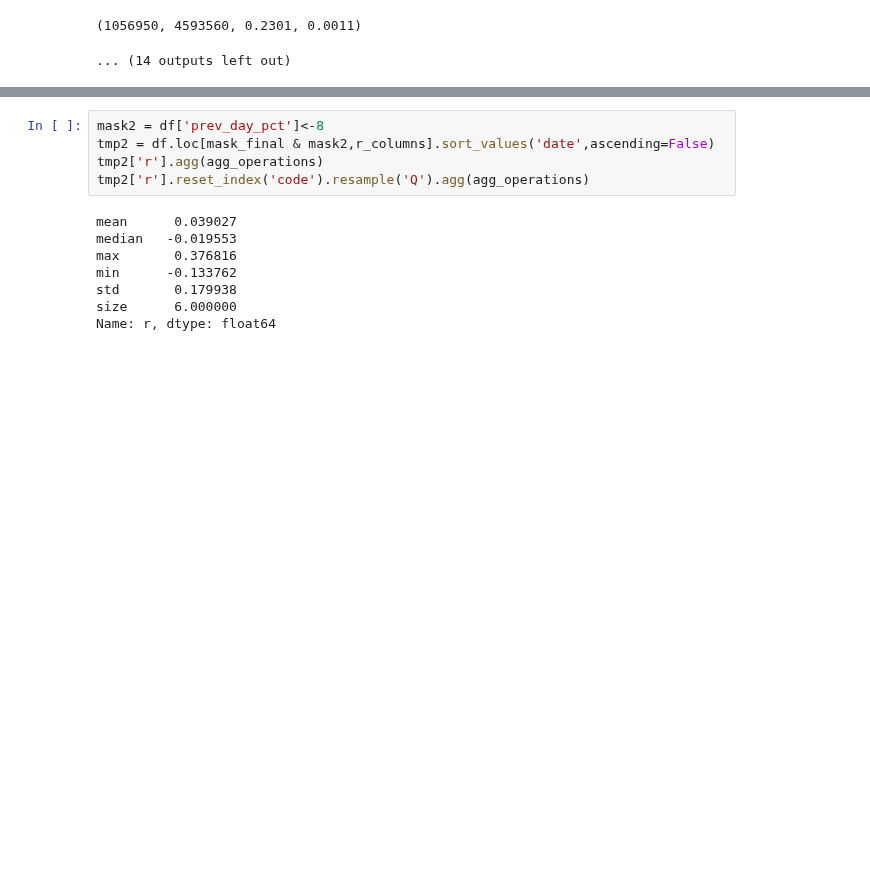
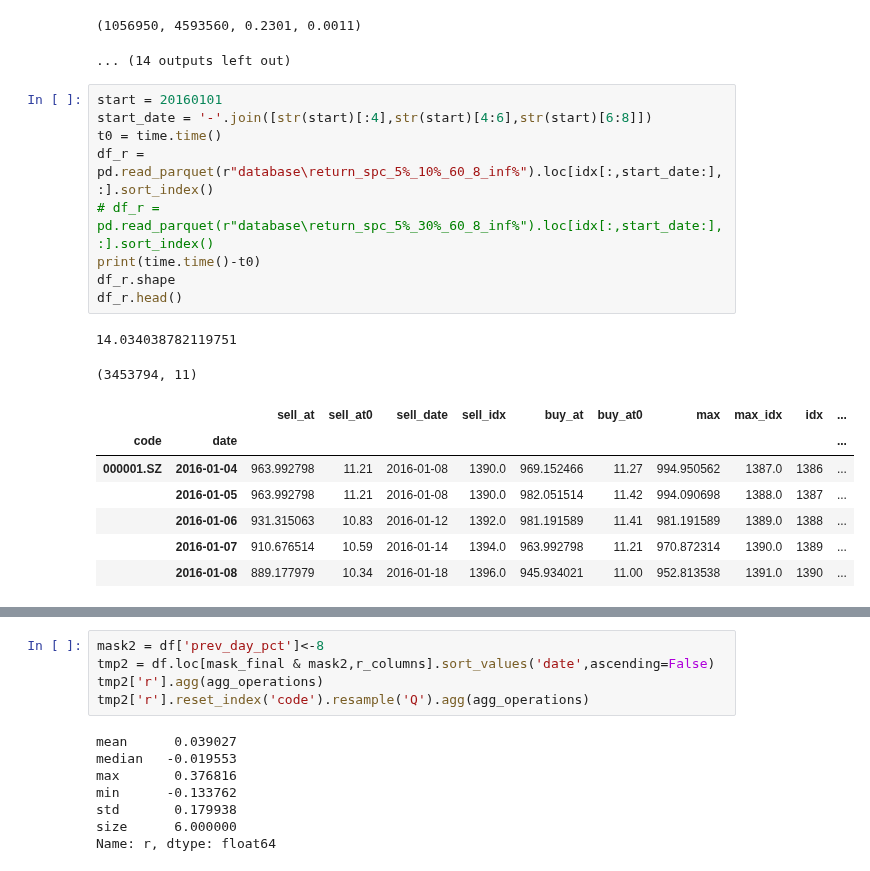
Before and after one commit to Bantorra0/Quant, a Jupyter notebook: 低位大阳.ipynb, the cells around one changed output, grey strips where cells are left out. Saved outputs shown, nothing was run; the diff lists cells and outputs as text; blank space fills up the shorter version.

```diff
--- a/低位大阳.ipynb
+++ b/低位大阳.ipynb
@@ -1001,3 +1001,22 @@ tmp[tmp['r'].notnull()].iloc[len(tmp)//2:len(tmp)//2+50]
 (4133690, 4593560, 0.8999, 0.0031)
 (1056950, 4593560, 0.2301, 0.0011)
 ... (14 outputs left out)
+# %%
+start = 20160101
+start_date = '-'.join([str(start)[:4],str(start)[4:6],str(start)[6:8]])
+t0 = time.time()
+df_r = pd.read_parquet(r"database\return_spc_5%_10%_60_8_inf%").loc[idx[:,start_date:],:].sort_index()
+# df_r = pd.read_parquet(r"database\return_spc_5%_30%_60_8_inf%").loc[idx[:,start_date:],:].sort_index()
+print(time.time()-t0)
+df_r.shape
+df_r.head()
+# %% [output]
+14.034038782119751
+(3453794, 11)
+|  |  | sell_at | sell_at0 | sell_date | sell_idx | buy_at | buy_at0 | max | max_idx | idx | ... |
+| code | date |  |  |  |  |  |  |  |  |  | ... |
+| 000001.SZ | 2016-01-04 | 963.992798 | 11.21 | 2016-01-08 | 1390.0 | 969.152466 | 11.27 | 994.950562 | 1387.0 | 1386 | ... |
+|  | 2016-01-05 | 963.992798 | 11.21 | 2016-01-08 | 1390.0 | 982.051514 | 11.42 | 994.090698 | 1388.0 | 1387 | ... |
+|  | 2016-01-06 | 931.315063 | 10.83 | 2016-01-12 | 1392.0 | 981.191589 | 11.41 | 981.191589 | 1389.0 | 1388 | ... |
+|  | 2016-01-07 | 910.676514 | 10.59 | 2016-01-14 | 1394.0 | 963.992798 | 11.21 | 970.872314 | 1390.0 | 1389 | ... |
+|  | 2016-01-08 | 889.177979 | 10.34 | 2016-01-18 | 1396.0 | 945.934021 | 11.00 | 952.813538 | 1391.0 | 1390 | ... |
```
Also changed, not shown: parts of 3 cells of this notebook, 4 other files.
